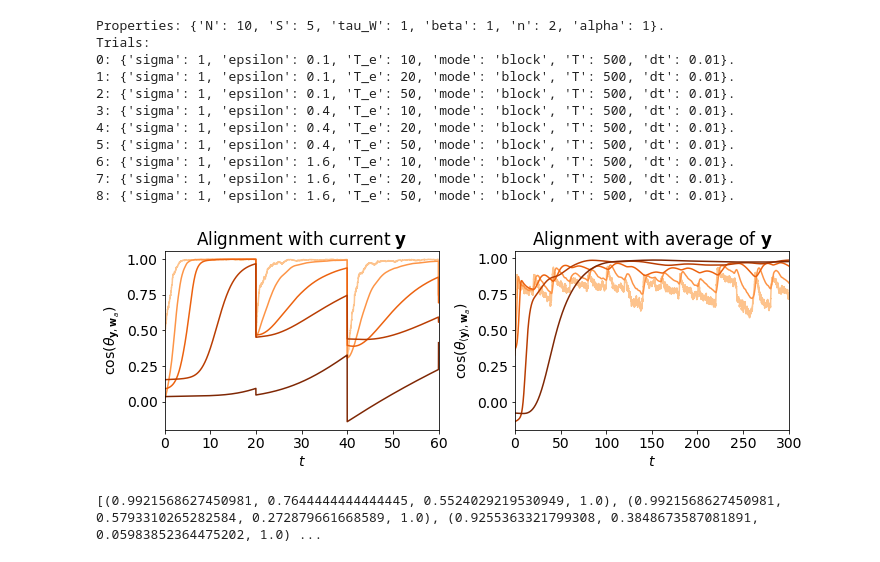
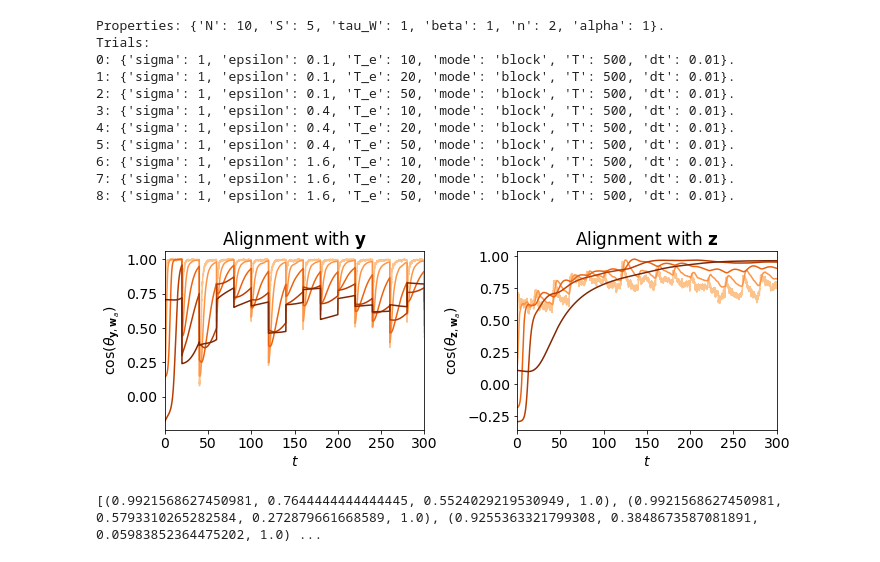
Before and after one commit to sebwyh/complex-synapse, a Jupyter notebook: presentation1.ipynb, the cells around one changed output. Saved outputs shown, nothing was run; the diff lists cells and outputs as text; code cells hidden in the pictures.

```diff
--- a/presentation1.ipynb
+++ b/presentation1.ipynb
@@ -195,38 +192,38 @@ colors = [ cm.Oranges(x) for x in cm_section ]
 
 trunc_oranges = truncate_colormap(cm.Oranges, 0.3, 1)
 log = neurons[0].logs[4]
 
 fig3, axs3 = plt.subplots(1, 2, squeeze=True, figsize=(10,3.75))
 
 for k in range(neurons[0].S):
     axs3[0].plot(
         log.timeline,
         (log.W[:, [k], :] @ log.y / np.sqrt(log.W[:, [k], :] @ np.transpose(log.W[:, [k], :], (0,2,1)))).squeeze(),
         color = colors[k],
         label = '$\mathbf{{w}}_{{{k}}}$'.format(k=k+1)
     )
 
-axs3[0].set_xlim(0, 3 * log.env_parameters['T_e'])
+axs3[0].set_xlim(0, 0.6 * T)
 axs3[0].set_xlabel('$t$')
 axs3[0].set_ylabel('$\cos(\\theta_{{\mathbf{{y}},\mathbf{{w}}_{{a}}}})$')
-axs3[0].set_title('Alignment with current $\mathbf{{y}}$')
+axs3[0].set_title('Alignment with $\mathbf{{y}}$')
 
 for k in range(neurons[0].S):
     axs3[1].plot(
         log.timeline,
         (log.W[:, [k], :] @ log.z / np.sqrt(log.W[:, [k], :] @ np.transpose(log.W[:, [k], :], (0,2,1)))).squeeze(),
         color = colors[k],
         label = '$\mathbf{{w}}_{{{k}}}$'.format(k=k+1)
     )
 axs3[1].set_xlim(0, 0.6 * T)
 axs3[1].set_xlabel('$t$')
-axs3[1].set_ylabel('$\cos(\\theta_{{\langle \mathbf{{y}} \\rangle,\mathbf{{w}}_{{a}}}})$')
-axs3[1].set_title('Alignment with average of $\mathbf{{y}}$')
+axs3[1].set_ylabel('$\cos(\\theta_{{\mathbf{{z}},\mathbf{{w}}_{{a}}}})$')
+axs3[1].set_title('Alignment with $\mathbf{{z}}$')
 # axs3[1].legend()
 
 fig3.tight_layout()
 # %% [output]
-[figure, old version]
+[figure, new version]
 # %%
 fig3.savefig('../pre_figure/w_y_z_compare.pdf', bbox_inches = 'tight')
 # %%
```
Also changed, not shown: parts of 1 cell of this notebook, 5 other files.
